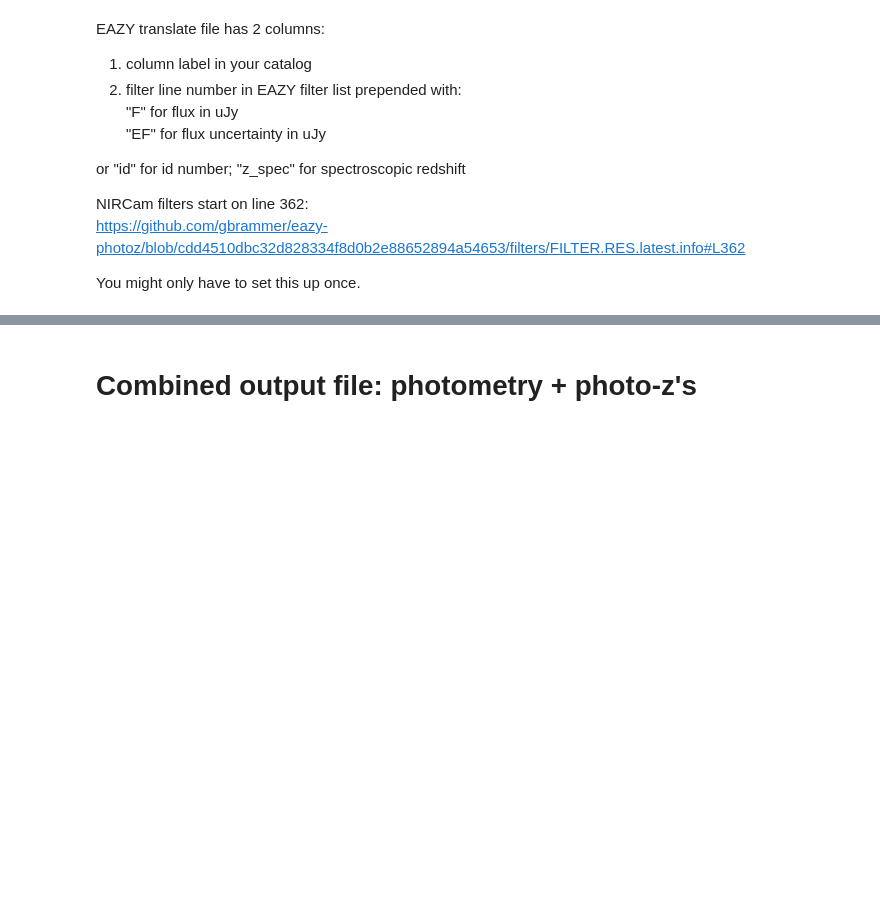
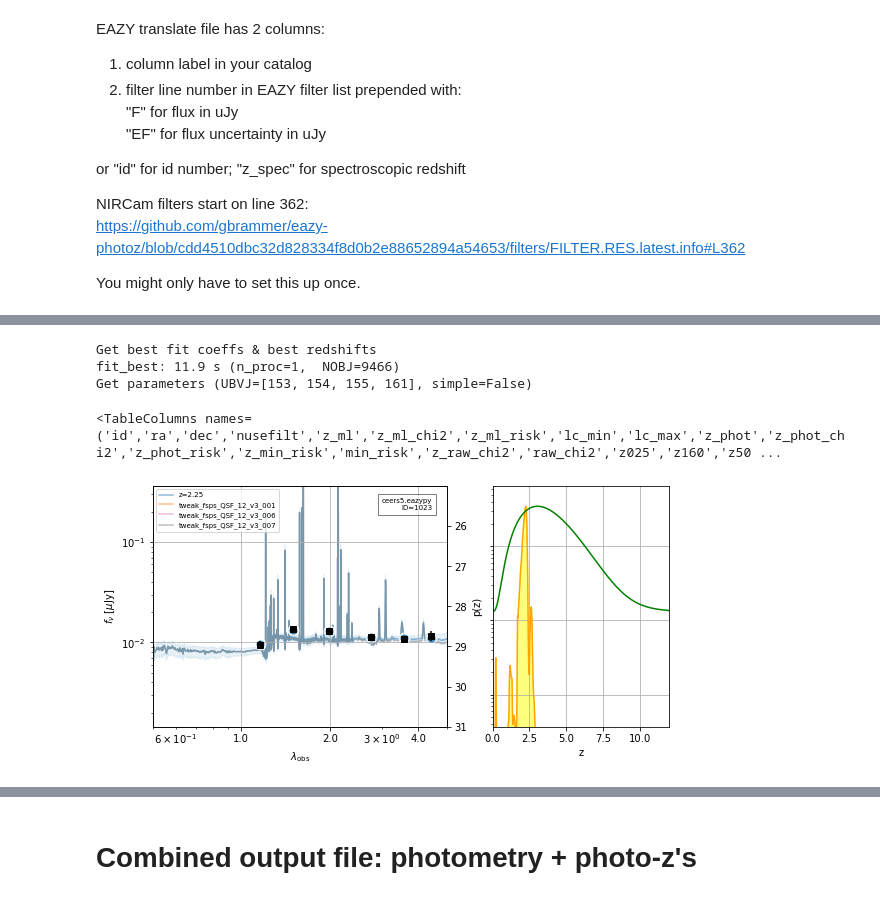
Before and after one commit to dancoe/CEERS-simulated-data-analysis, a Jupyter notebook: CEERS NIRCam EAZY.ipynb, the cells around one changed output, grey strips where cells are left out. Cells and saved outputs as stored; diff of their text form; code cells hidden in the pictures; blank space fills up the shorter version.

Commit message:
added output plots

```diff
--- a/CEERS NIRCam EAZY.ipynb
+++ b/CEERS NIRCam EAZY.ipynb
@@ -81,8 +93,9 @@ You might only have to set this up once.
 # Input catalog csv with flux in uJy
 field = 'ceers5'
 inroot = field + '_photometry'
-catalog_file = os.path.join('../phot', inroot+'.csv')
+catalog_file = os.path.join('../phot3', inroot+'.csv')
 translate_file = 'eazypy.translate.txt'
+#translate_file = 'https://www.stsci.edu/~dcoe/eazypy.translate.txt'  # this doesn't work
 output_file = field + '.eazypy'
 # %%
 # EAZY input parameters
@@ -124,5 +135,5 @@ params['IGM_SCALE_TAU'] = 1.0
 params['SYS_ERR'] = 0.03
 # %%
 # Initialize EAZY object
-self = eazy.photoz.PhotoZ(param_file=None, translate_file=translate_file, zeropoint_file=None,
-                          params=params, load_prior=True, load_products=False)
+eazy_run = eazy.photoz.PhotoZ(param_file=None, translate_file=translate_file, zeropoint_file=None,
+                              params=params, load_prior=True, load_products=False)
@@ -129,3 +166,3 @@ self = eazy.photoz.PhotoZ(param_file=None, translate_file=translate_file, zeropo
 # %%
 # Run EAZY SED fitting (takes a minute or two for thousands of objects)
-self.fit_catalog(self.idx, n_proc=8)
+eazy_run.fit_catalog(eazy_run.idx, n_proc=8)
@@ -136,10 +174,14 @@ for population synthesis calculations.
 # Derived parameters (z params, RF colors, masses, SFR, etc.)
 # (takes another minute or two for thousands of objects)
 warnings.simplefilter('ignore', category=RuntimeWarning)
-zout, hdu = self.standard_output(simple=False,
+zout, hdu = eazy_run.standard_output(simple=False,
                                  rf_pad_width=0.5, rf_max_err=2,
                                  prior=True, beta_prior=True,
                                  absmag_filters=[],
                                  extra_rf_filters=[])
 
 # 'zout' also saved to [MAIN_OUTPUT_FILE].zout.fits
+# %% [output]
+Get best fit coeffs & best redshifts
+fit_best: 11.9 s (n_proc=1,  NOBJ=9466)
+Get parameters (UBVJ=[153, 154, 155, 161], simple=False)
@@ -149,3 +188,12 @@ zout
+# %%
+# https://eazy-py.readthedocs.io/en/latest/eazy/zout_columns.html
+
+# The risk R(zphot) can be roughly interpreted as the probability of the inferred redshift zphot being an outlier
+# Tanaka et al. 2018: https://academic.oup.com/pasj/article/70/SP1/S9/4494086
+
+zout.columns
+# %% [output]
+<TableColumns names=('id','ra','dec','nusefilt','z_ml','z_ml_chi2','z_ml_risk','lc_min','lc_max','z_phot','z_phot_chi2','z_phot_risk','z_min_risk','min_risk','z_raw_chi2','raw_chi2','z025','z160','z50 ...
 # %%
 # Saves a massive ~500MB file with everything
 # (I'd rather rerun EAZY than save such a large file)
@@ -163,6 +214,8 @@ if not os.path.exists('plots'):
 # %%
 # https://eazy-py.readthedocs.io/en/latest/_modules/eazy/photoz.html
-id = 754
-fig, data = self.show_fit(id, xlim=[0.5, 5], show_fnu=True, maglim=(31,25),
+id = 1023
+fig, data = eazy_run.show_fit(id, xlim=[0.5, 5], show_fnu=True, maglim=(31,25),
                           show_components=True, logpz=True, zr=[0,12], show_prior=True)
 fig.savefig('plots/eazy_%d.png' % id, dpi=300)
+# %% [output]
+[figure, added]
```
Also changed, not shown: parts of 11 cells of this notebook.
